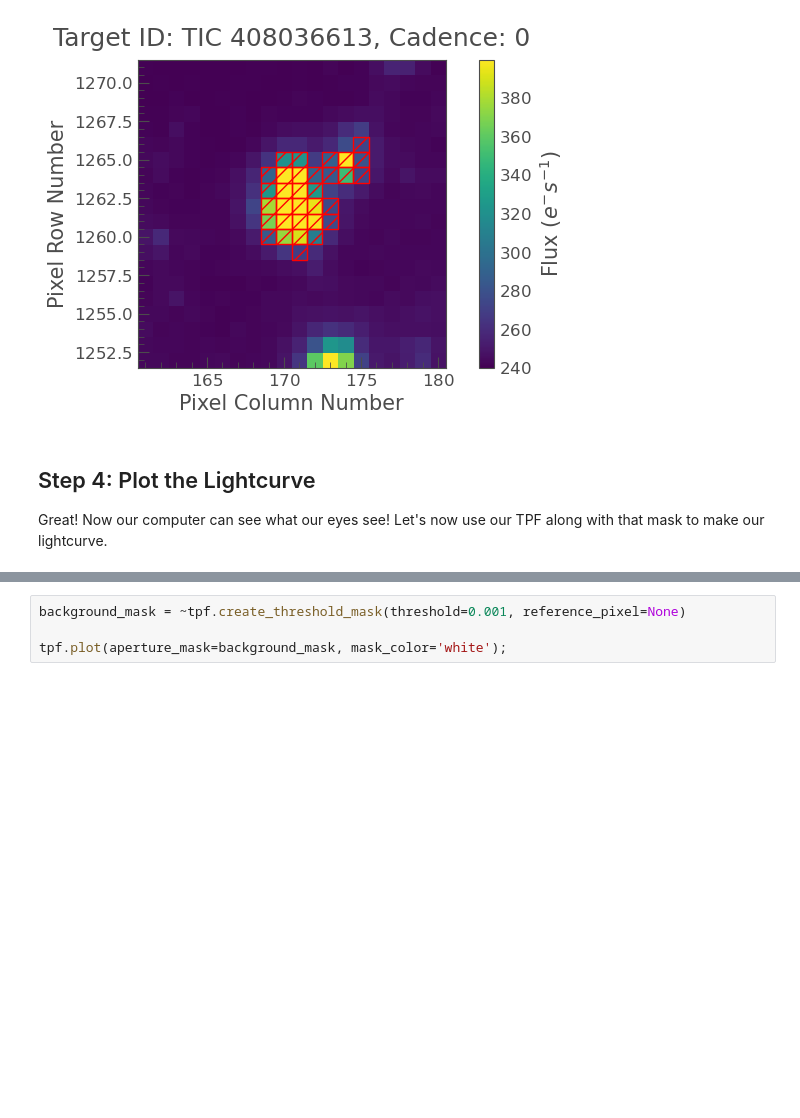
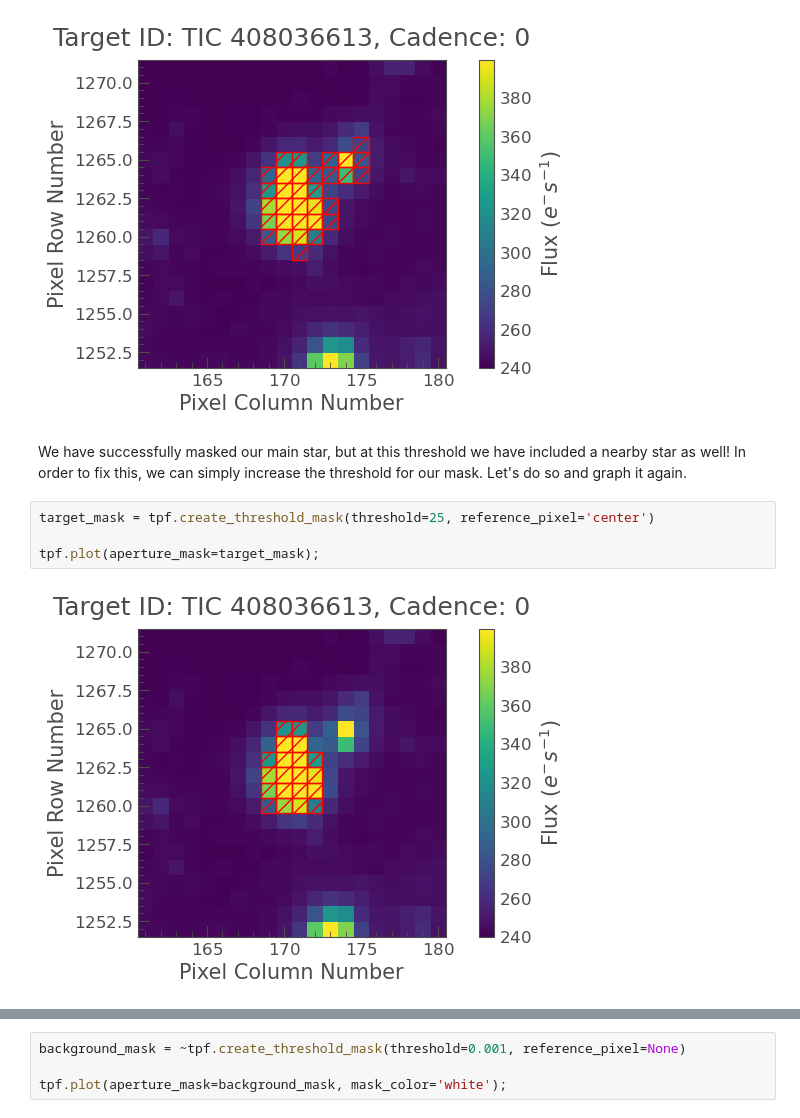
Before and after one commit to aidanniklaus/Summer-Research-2026, a Jupyter notebook: Tutorials/FFI_LC_Decision_Tree_Tutorial.ipynb, the cells around one changed output, grey strips where cells are left out. Cells and saved outputs as stored; diff of their text form; blank space fills up the shorter version.

```diff
--- a/Tutorials/FFI_LC_Decision_Tree_Tutorial.ipynb
+++ b/Tutorials/FFI_LC_Decision_Tree_Tutorial.ipynb
@@ -68,6 +68,10 @@ tpf.plot(aperture_mask=target_mask);
 # %% [output]
 [figure]
 # %% [markdown]
-## Step 4: Plot the Lightcurve
-
-Great! Now our computer can see what our eyes see! Let's now use our TPF along with that mask to make our lightcurve.
+We have successfully masked our main star, but at this threshold we have included a nearby star as well! In order to fix this, we can simply increase the threshold for our mask. Let's do so and graph it again.
+# %%
+target_mask = tpf.create_threshold_mask(threshold=25, reference_pixel='center')
+
+tpf.plot(aperture_mask=target_mask);
+# %% [output]
+[figure, added]
```
Also changed, not shown: parts of 10 cells of this notebook, 1 other file.
